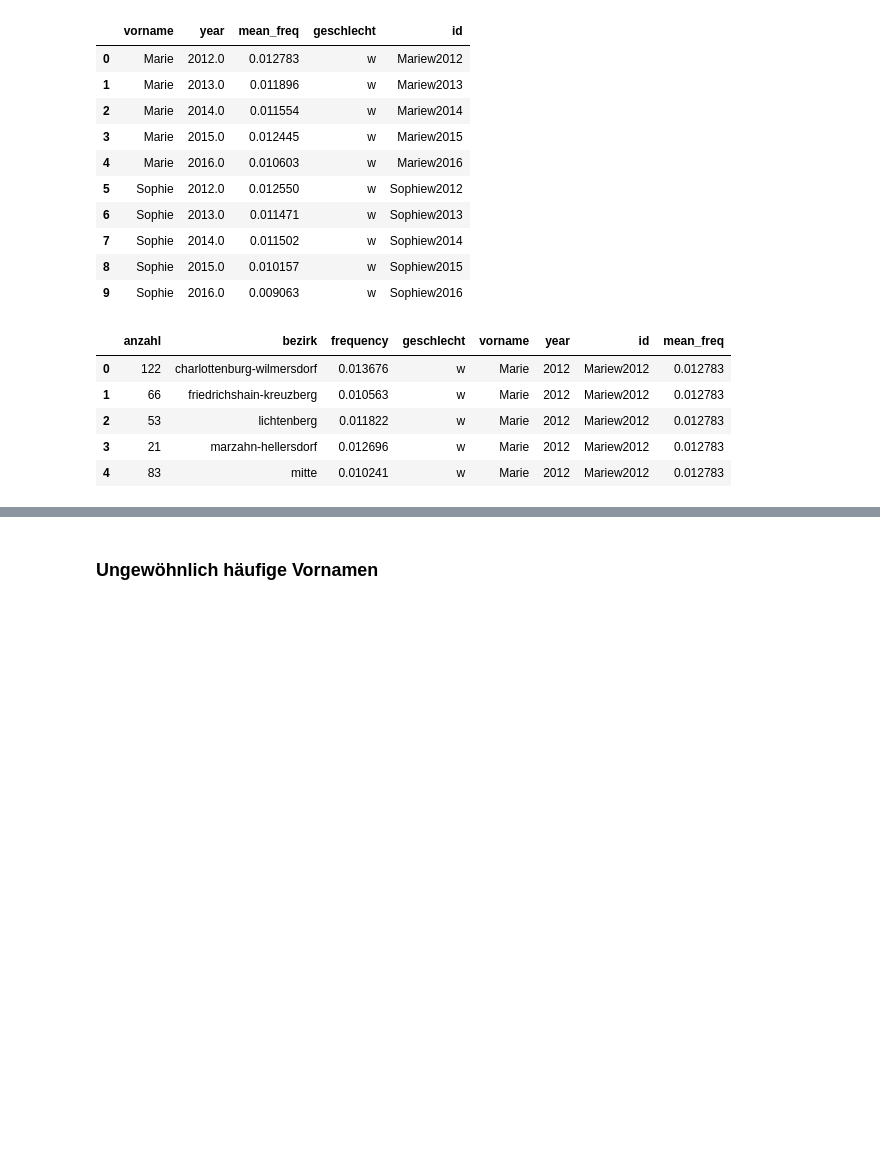
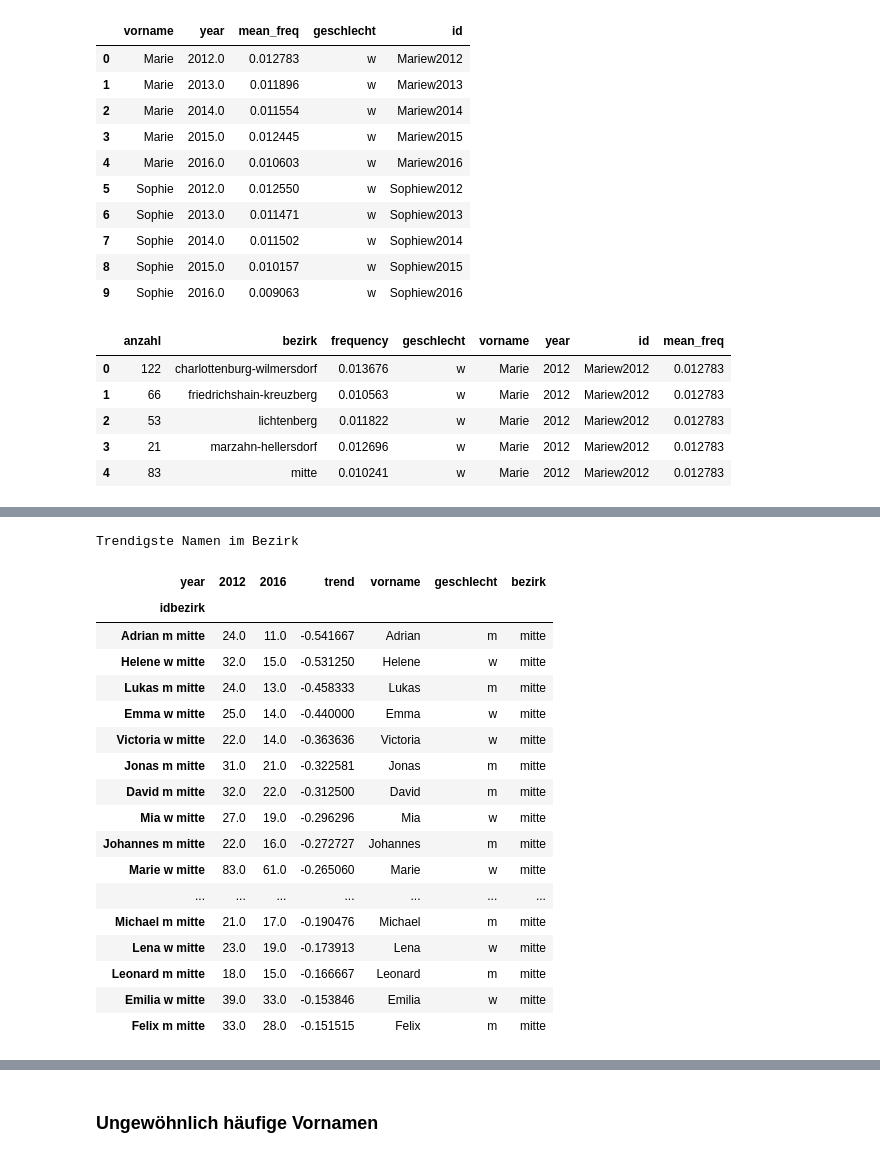
Before and after one commit to franksh/berlin-names, a Jupyter notebook: notebooks/Exploration.ipynb, the cells around one changed output, grey strips where cells are left out. Drawn from its saved outputs; the diff is of its cells as text; code cells hidden in the pictures; blank space fills up the shorter version.

```diff
--- a/notebooks/Exploration.ipynb
+++ b/notebooks/Exploration.ipynb
@@ -131,0 +116,14 @@ trend_df.head()
+# %%
+df_trend = df[ (df['year']==2012) | (df['year']==2016)]
+df_trend[df_trend['year']==2016].head(50)
+df_trend['idbezirk'] = df_trend['vorname'] + ' ' + df_trend['geschlecht'] + ' '+ df_trend['bezirk']
+df_trend = df_trend.pivot(index='idbezirk',columns='year', values='anzahl')
+df_trend = df_trend.fillna(0)
+#df_trend.assign(trend = lambda x: (x[2016]-x[2012])/x[2012] if (x[2012] != 0) else inf  )
+df_trend = df_trend[df_trend[2012]!=0.0]
+df_trend = df_trend.assign(trend = lambda x: (x[2016]-x[2012])/x[2012] )
+df_trend = df_trend.sort_values('trend', ascending=True)
+df_trend.head(5)
+#df['freq_2012'] = df['frequency']
+#df['freq_2016'] = df['frequency']
+#df.groupby(by=[])
@@ -131,0 +143,28 @@ trend_df.head()
+# %%
+#df_trend['vorname'], df_trend['geschlecht'], df_trend['bezirk'] = pd.Series(df_trend.index).str.split(' ',2,expand=True)
+split_index = pd.Series(df_trend.index, index=df_trend.index).str.split(' ',2, expand=True)
+split_index = split_index.rename(columns={0:'vorname', 1:'geschlecht', 2:'bezirk'})
+df_trend = pd.concat([df_trend, split_index], axis=1, join_axes=[df_trend.index])
+# %%
+print("Trendigste Namen im Bezirk")
+df_trend[(df_trend['bezirk'] == 'mitte')&(df_trend[2016]>10)].head(20)
+# %% [output]
+Trendigste Namen im Bezirk
+| year | 2012 | 2016 | trend | vorname | geschlecht | bezirk |
+| idbezirk |  |  |  |  |  |  |
+| Adrian m mitte | 24.0 | 11.0 | -0.541667 | Adrian | m | mitte |
+| Helene w mitte | 32.0 | 15.0 | -0.531250 | Helene | w | mitte |
+| Lukas m mitte | 24.0 | 13.0 | -0.458333 | Lukas | m | mitte |
+| Emma w mitte | 25.0 | 14.0 | -0.440000 | Emma | w | mitte |
+| Victoria w mitte | 22.0 | 14.0 | -0.363636 | Victoria | w | mitte |
+| Jonas m mitte | 31.0 | 21.0 | -0.322581 | Jonas | m | mitte |
+| David m mitte | 32.0 | 22.0 | -0.312500 | David | m | mitte |
+| Mia w mitte | 27.0 | 19.0 | -0.296296 | Mia | w | mitte |
+| Johannes m mitte | 22.0 | 16.0 | -0.272727 | Johannes | m | mitte |
+| Marie w mitte | 83.0 | 61.0 | -0.265060 | Marie | w | mitte |
+| ... | ... | ... | ... | ... | ... | ... |
+| Michael m mitte | 21.0 | 17.0 | -0.190476 | Michael | m | mitte |
+| Lena w mitte | 23.0 | 19.0 | -0.173913 | Lena | w | mitte |
+| Leonard m mitte | 18.0 | 15.0 | -0.166667 | Leonard | m | mitte |
+| Emilia w mitte | 39.0 | 33.0 | -0.153846 | Emilia | w | mitte |
+| Felix m mitte | 33.0 | 28.0 | -0.151515 | Felix | m | mitte |
```
Also changed, not shown: parts of 9 cells of this notebook, 4 other files.
